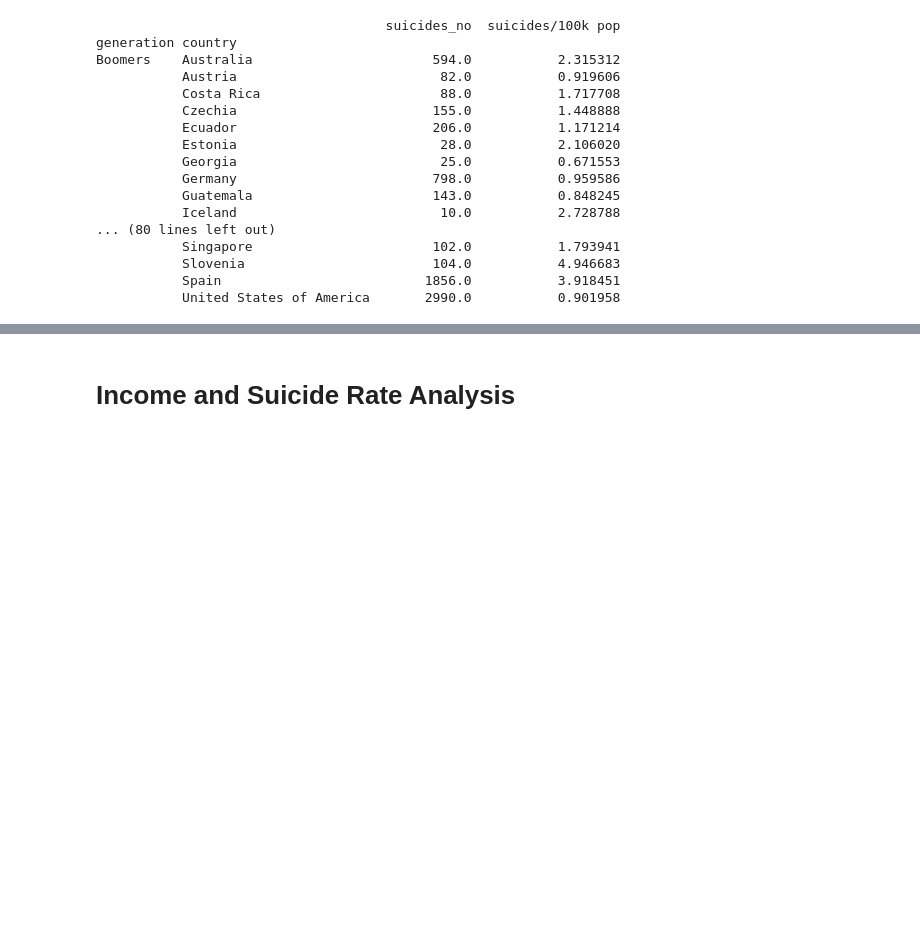
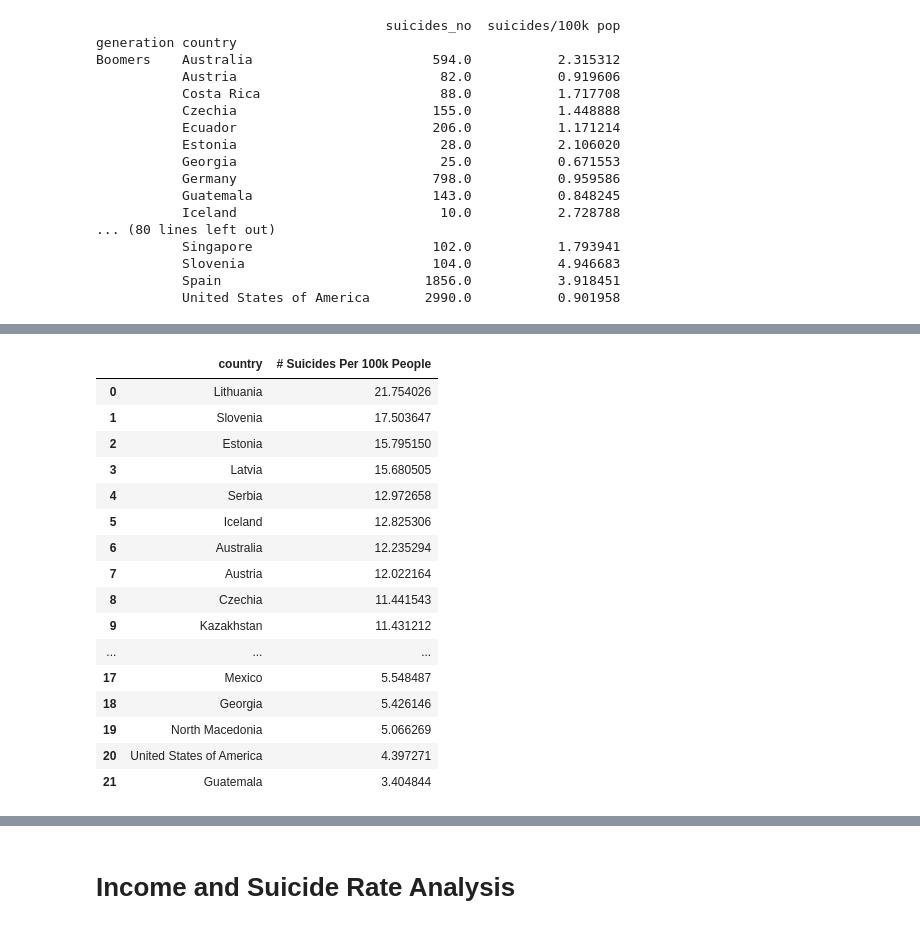
Before and after one commit to kendraliu/Project-One-An-Analysis-of-Suicide-Rate-and-Several-Factors, a Jupyter notebook: Suicide Rates Analysis.ipynb, the cells around one changed output, grey strips where cells are left out. Saved outputs shown, nothing was run; the diff lists cells and outputs as text; code cells hidden in the pictures; blank space fills up the shorter version.

```diff
--- a/Suicide Rates Analysis.ipynb
+++ b/Suicide Rates Analysis.ipynb
@@ -533,0 +557,21 @@ Boomers    Australia                       594.0           2.315312
+# %%
+Suicide_Rate = Suicide_Rate_HDI[["country", "# Suicides Per 100k People"]]
+Suicide_Rate
+# %% [output]
+|  | country | # Suicides Per 100k People |
+| 0 | Lithuania | 21.754026 |
+| 1 | Slovenia | 17.503647 |
+| 2 | Estonia | 15.795150 |
+| 3 | Latvia | 15.680505 |
+| 4 | Serbia | 12.972658 |
+| 5 | Iceland | 12.825306 |
+| 6 | Australia | 12.235294 |
+| 7 | Austria | 12.022164 |
+| 8 | Czechia | 11.441543 |
+| 9 | Kazakhstan | 11.431212 |
+| ... | ... | ... |
+| 17 | Mexico | 5.548487 |
+| 18 | Georgia | 5.426146 |
+| 19 | North Macedonia | 5.066269 |
+| 20 | United States of America | 4.397271 |
+| 21 | Guatemala | 3.404844 |
```
Also changed, not shown: parts of 9 cells of this notebook, 4 other files.
